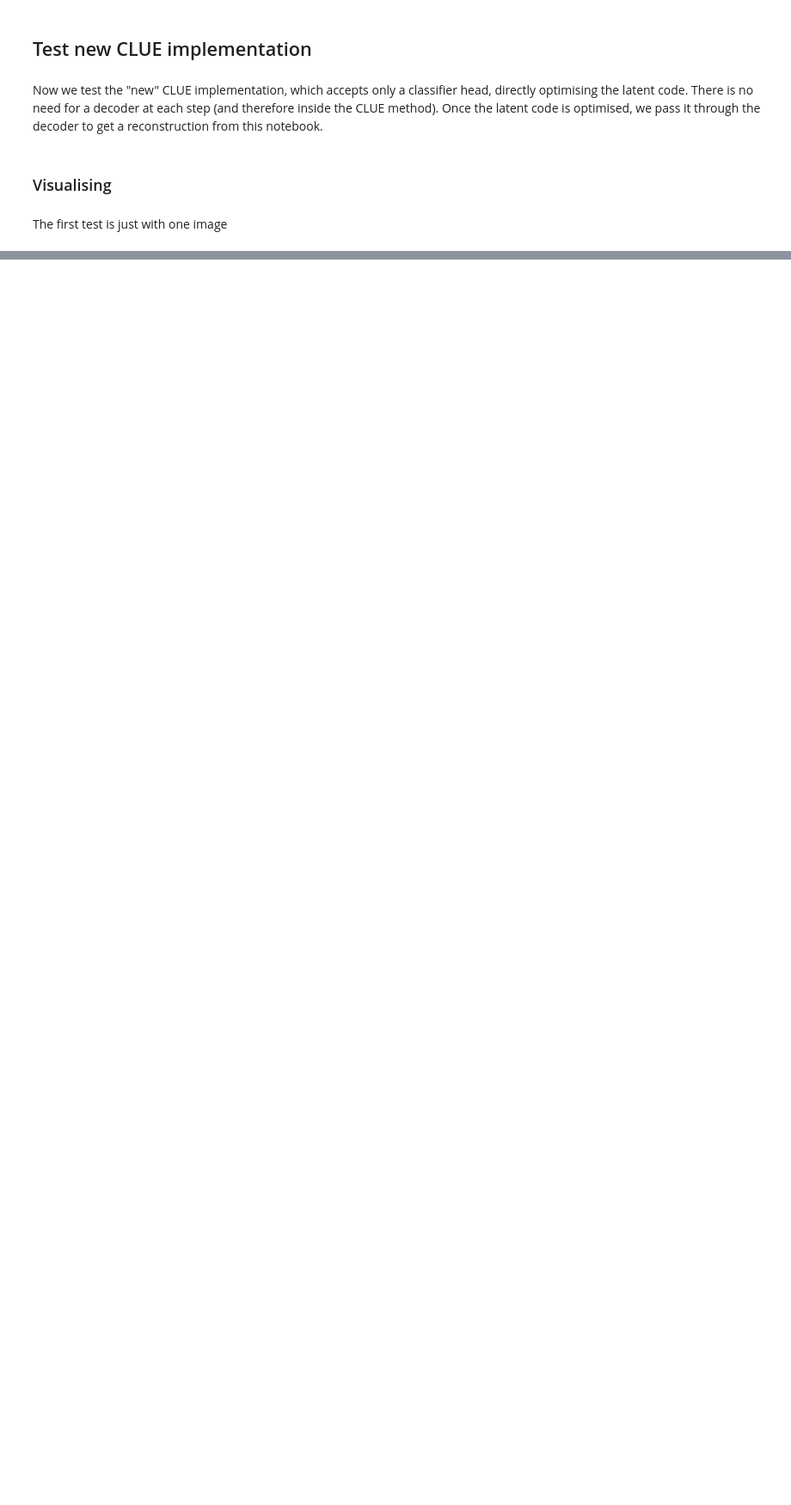
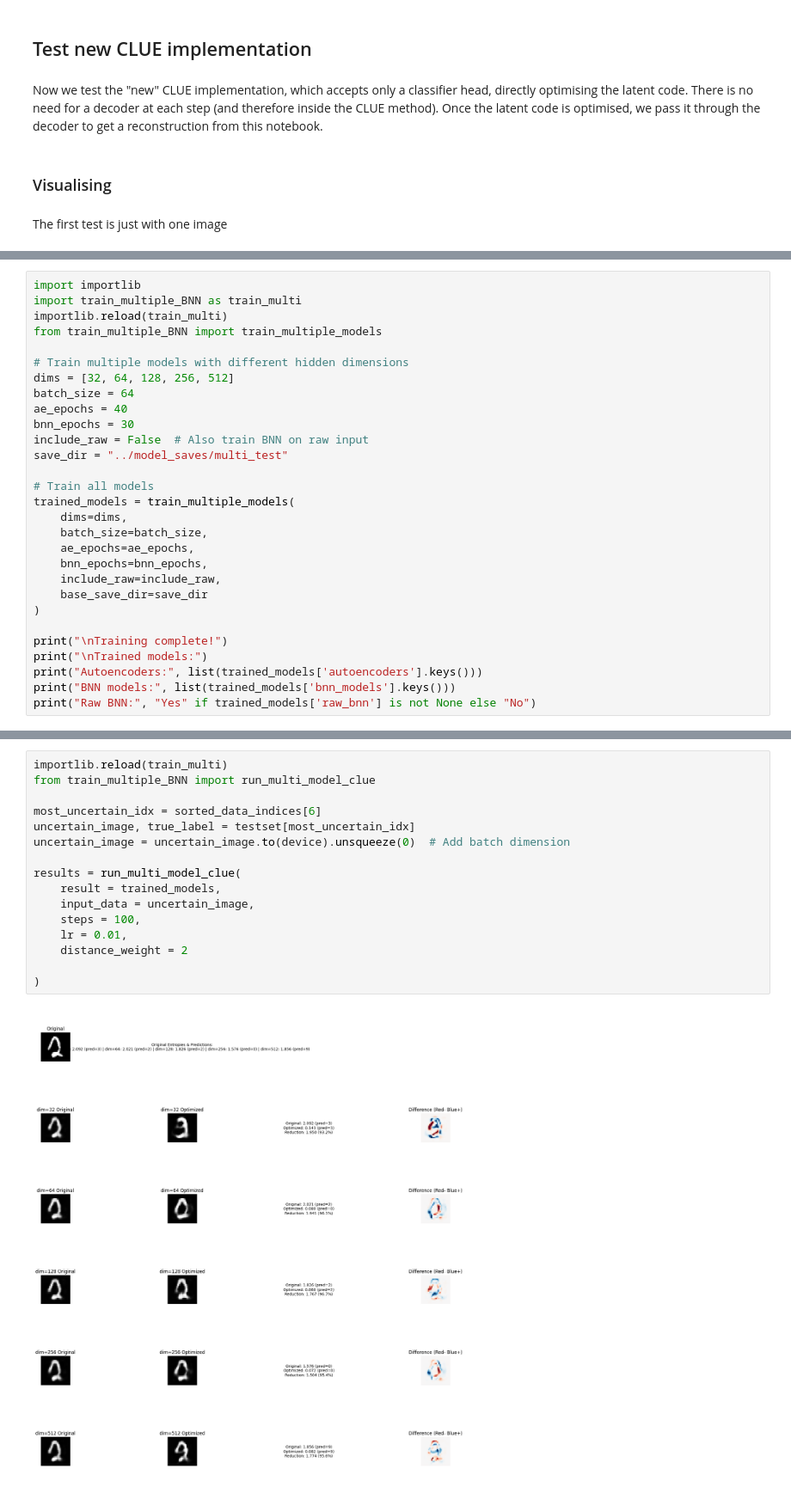
Before and after one commit to confinlay/Bayesian-CE, a Jupyter notebook: MyImplementation/training_notebooks/train-autoencoder-BNN.ipynb, the cells around one changed output, grey strips where cells are left out. Shown at 86% size. Saved outputs shown, nothing was run; the diff lists cells and outputs as text; blank space fills up the shorter version.

```diff
--- a/MyImplementation/training_notebooks/train-autoencoder-BNN.ipynb
+++ b/MyImplementation/training_notebooks/train-autoencoder-BNN.ipynb
@@ -475,0 +615,29 @@ Step 99: Loss: 0.0153, Total Entropy: 0.0008, Epistemic Entropy: 0.0000, Aleator
+# %%
+import importlib
+import train_multiple_BNN as train_multi
+importlib.reload(train_multi)
+from train_multiple_BNN import train_multiple_models
+
+# Train multiple models with different hidden dimensions
+dims = [32, 64, 128, 256, 512]
+batch_size = 64
+ae_epochs = 40
+bnn_epochs = 30
+include_raw = False  # Also train BNN on raw input
+save_dir = "../model_saves/multi_test"
+
+# Train all models
+trained_models = train_multiple_models(
+    dims=dims,
+    batch_size=batch_size,
+    ae_epochs=ae_epochs,
+    bnn_epochs=bnn_epochs,
+    include_raw=include_raw,
+    base_save_dir=save_dir
+)
+
+print("\nTraining complete!")
+print("\nTrained models:")
+print("Autoencoders:", list(trained_models['autoencoders'].keys()))
+print("BNN models:", list(trained_models['bnn_models'].keys()))
+print("Raw BNN:", "Yes" if trained_models['raw_bnn'] is not None else "No")
@@ -475,0 +667,18 @@ Step 99: Loss: 0.0153, Total Entropy: 0.0008, Epistemic Entropy: 0.0000, Aleator
+# %%
+importlib.reload(train_multi)
+from train_multiple_BNN import run_multi_model_clue
+
+most_uncertain_idx = sorted_data_indices[6]
+uncertain_image, true_label = testset[most_uncertain_idx]
+uncertain_image = uncertain_image.to(device).unsqueeze(0)  # Add batch dimension
+
+results = run_multi_model_clue(
+    result = trained_models,
+    input_data = uncertain_image,
+    steps = 100,
+    lr = 0.01,
+    distance_weight = 2
+
+)
+# %% [output]
+[figure, added]
```
Also changed, not shown: parts of 15 cells of this notebook, 47 other files.
